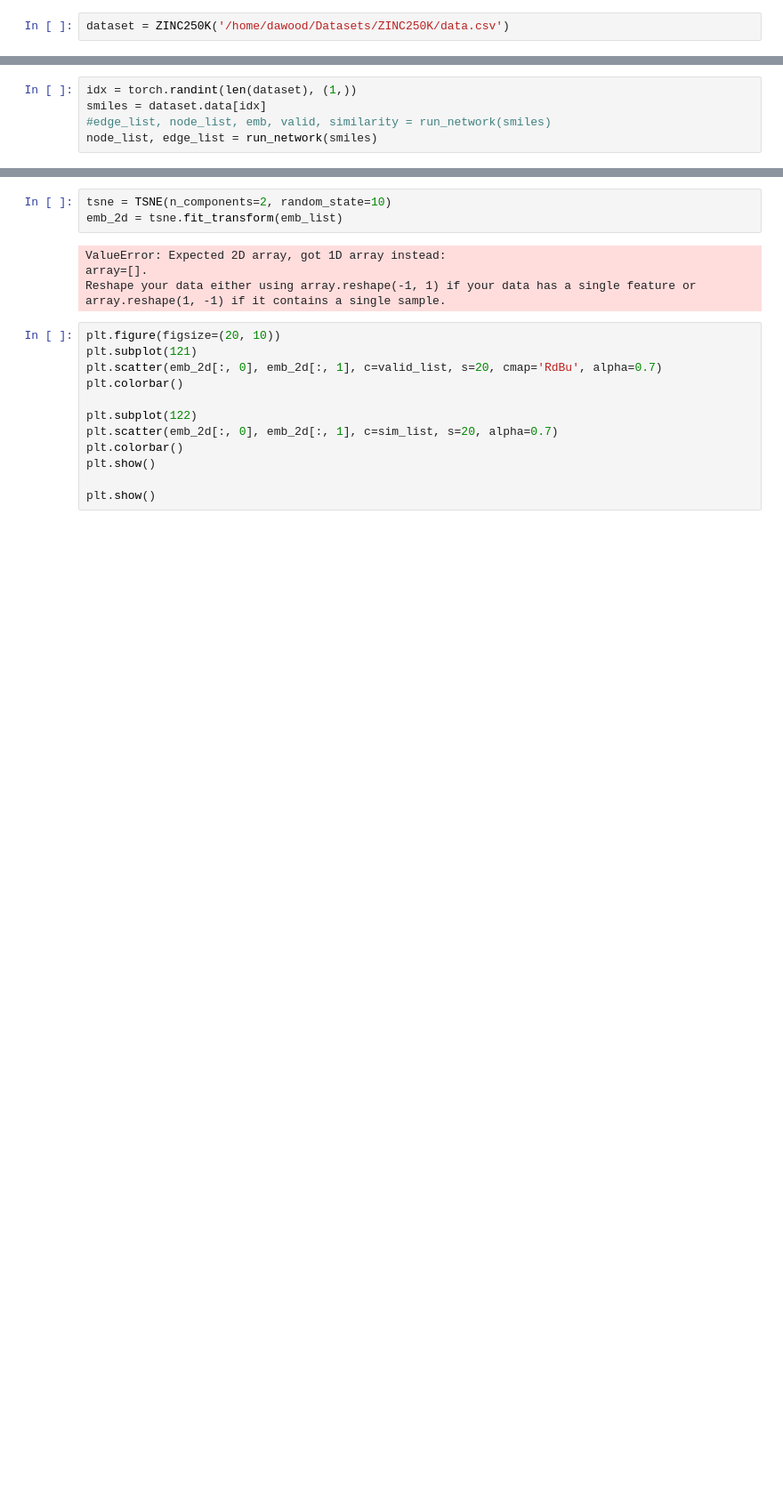
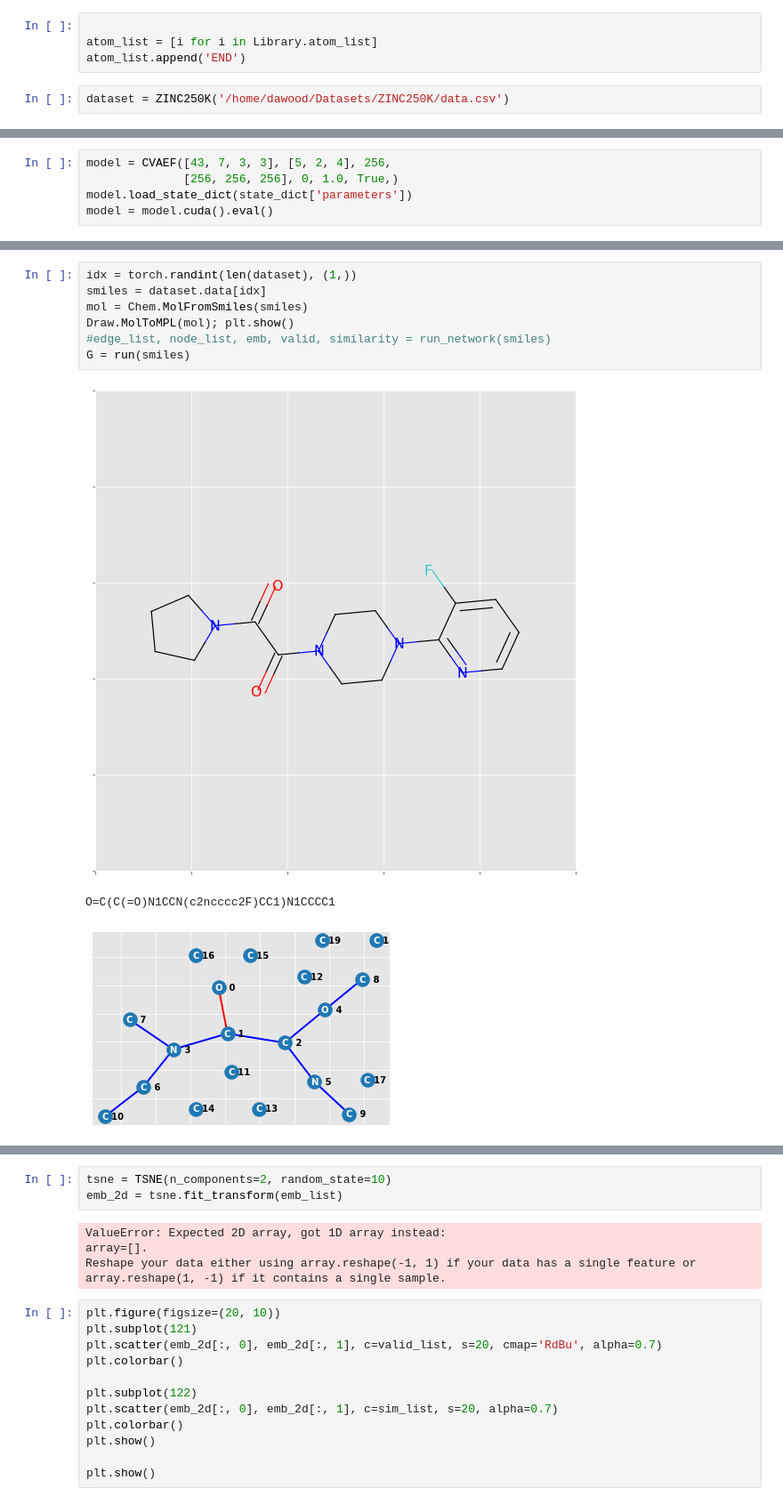
Before and after one commit to dawood95/compoundGAN, a Jupyter notebook: notebooks/model_test.ipynb, the cells around one changed output, grey strips where cells are left out. Shown at 89% size. Saved outputs shown, nothing was run; the diff lists cells and outputs as text; blank space fills up the shorter version.

```diff
--- a/notebooks/model_test.ipynb
+++ b/notebooks/model_test.ipynb
@@ -22,6 +22,10 @@ from sklearn.manifold import TSNE
 from matplotlib import pyplot as plt
 plt.style.use('ggplot')
 %matplotlib inline
+# %%
+
+atom_list = [i for i in Library.atom_list]
+atom_list.append('END')
 # %%
 dataset = ZINC250K('/home/dawood/Datasets/ZINC250K/data.csv')
 # %%
@@ -39,0 +37,5 @@ gen = gen.eval()
+# %%
+model = CVAEF([43, 7, 3, 3], [5, 2, 4], 256,
+              [256, 256, 256], 0, 1.0, True,)
+model.load_state_dict(state_dict['parameters'])
+model = model.cuda().eval()
@@ -154,8 +144,14 @@ def run_network(smiles, draw=True):
 # %%
 idx = torch.randint(len(dataset), (1,))
 smiles = dataset.data[idx]
+mol = Chem.MolFromSmiles(smiles)
+Draw.MolToMPL(mol); plt.show()
 #edge_list, node_list, emb, valid, similarity = run_network(smiles)
-node_list, edge_list = run_network(smiles)
+G = run(smiles)
+# %% [output]
+[figure, added]
+O=C(C(=O)N1CCN(c2ncccc2F)CC1)N1CCCC1
+[figure, added]
 # %%
 emb_list = []
 valid_list = []
```
Also changed, not shown: parts of 6 cells of this notebook, 7 other files.
